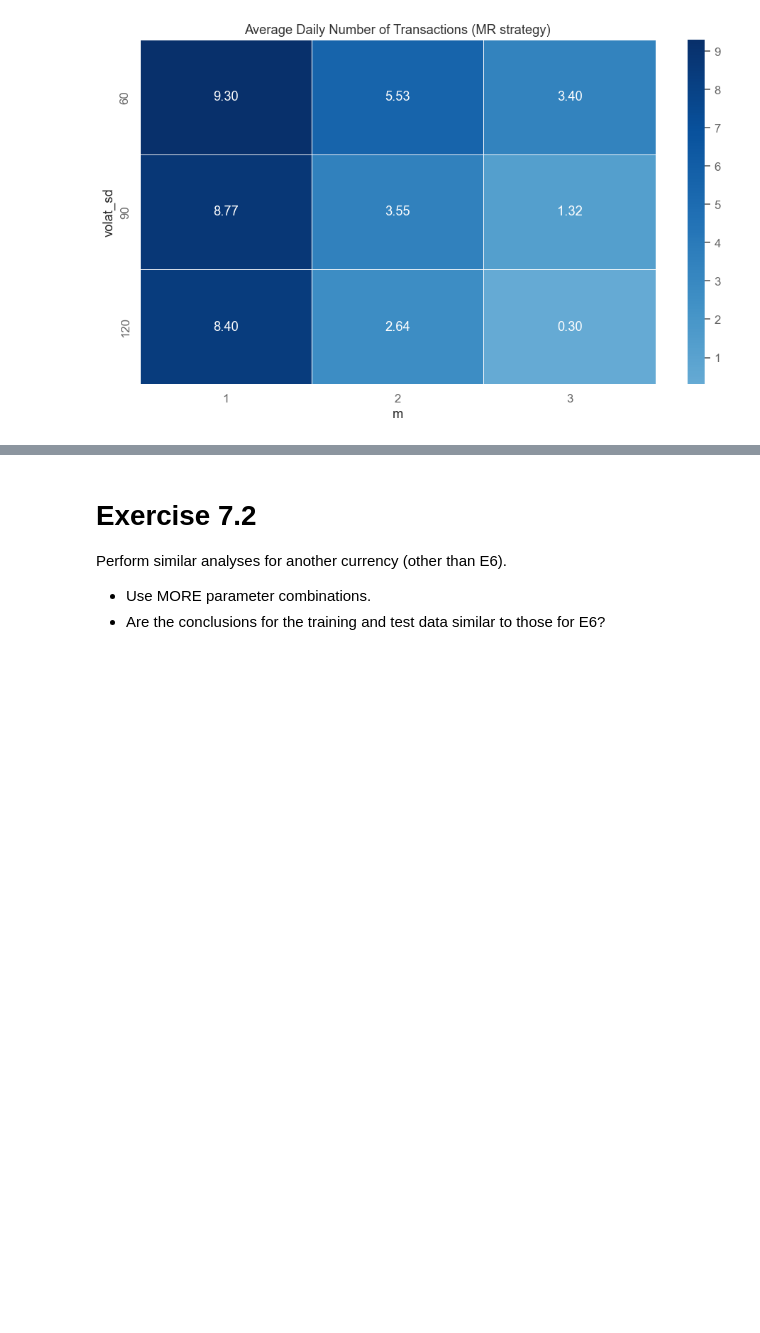
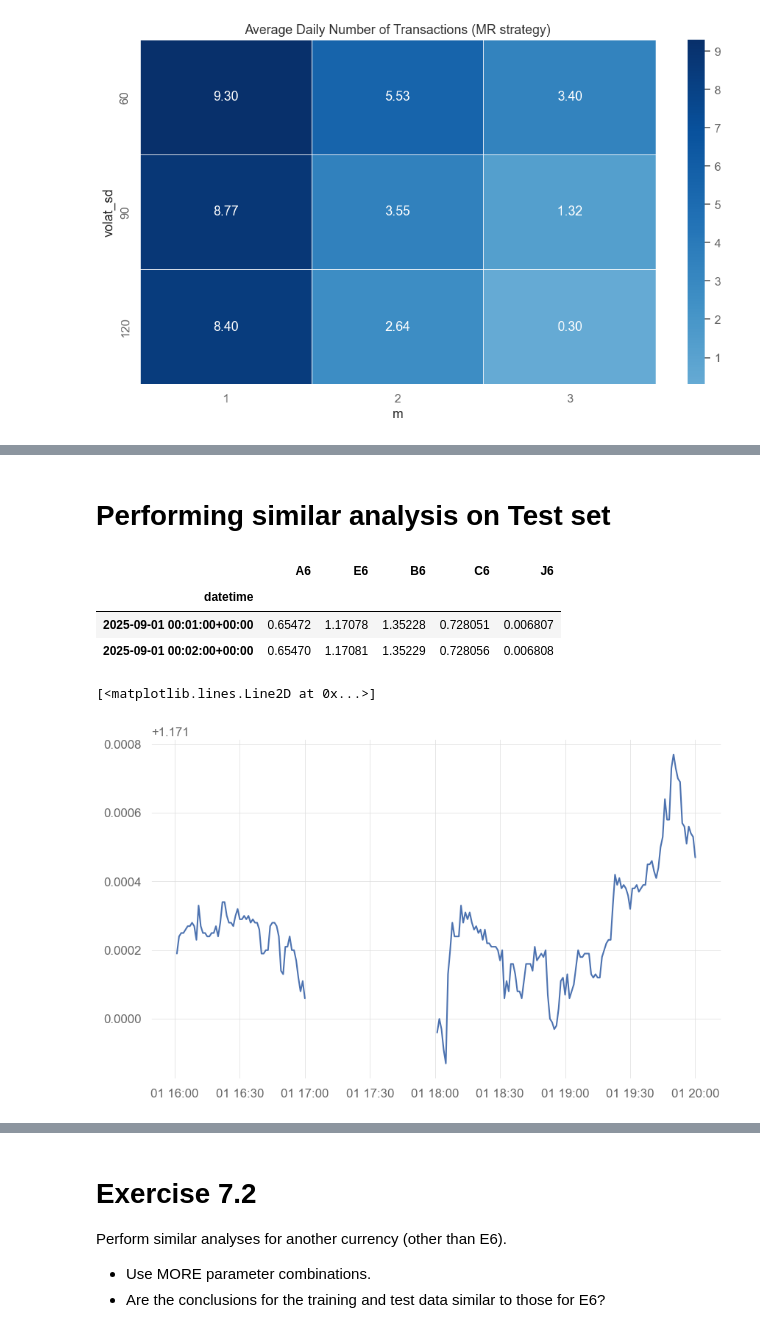
Before and after one commit to Shahahaha11/HFT-WNE, a Jupyter notebook: 07/HFD_07.ipynb, the cells around one changed output, grey strips where cells are left out. Cells and saved outputs as stored; diff of their text form; code cells hidden in the pictures; blank space fills up the shorter version.

```diff
--- a/07/HFD_07.ipynb
+++ b/07/HFD_07.ipynb
@@ -593,2 +579,27 @@ Check the profitability of the same strategy on the test data for E6.
+# %% [markdown]
+# Performing similar analysis on Test set
+# %%
+# We load the data again just to make sure we are not affected by prior analysis.
+currencies = pd.read_parquet("currencies.parquet")
+currencies['datetime'] = pd.to_datetime(currencies['datetime'])
+currencies.set_index('datetime', inplace = True)
 # %%
 # place for solution to Exercise 7.1
+currencies_train = currencies[(currencies.index.month == 7) | (currencies.index.month == 8)]
+currencies_test = currencies[currencies.index.month == 9]
+currencies_test.head(2)
+# %% [output]
+|  | A6 | E6 | B6 | C6 | J6 |
+| datetime |  |  |  |  |  |
+| 2025-09-01 00:01:00+00:00 | 0.65472 | 1.17078 | 1.35228 | 0.728051 | 0.006807 |
+| 2025-09-01 00:02:00+00:00 | 0.65470 | 1.17081 | 1.35229 | 0.728056 | 0.006808 |
+# %%
+# We will name test set as E6t
+E6t = currencies_test['E6']
+
+# check sample break in session
+plt.figure(figsize = (10,6))
+plt.plot(E6t[960:1200])
+# %% [output]
+[<matplotlib.lines.Line2D at 0x...>]
+[figure, added]
```
Also changed, not shown: parts of 55 cells of this notebook, 23 other files.
